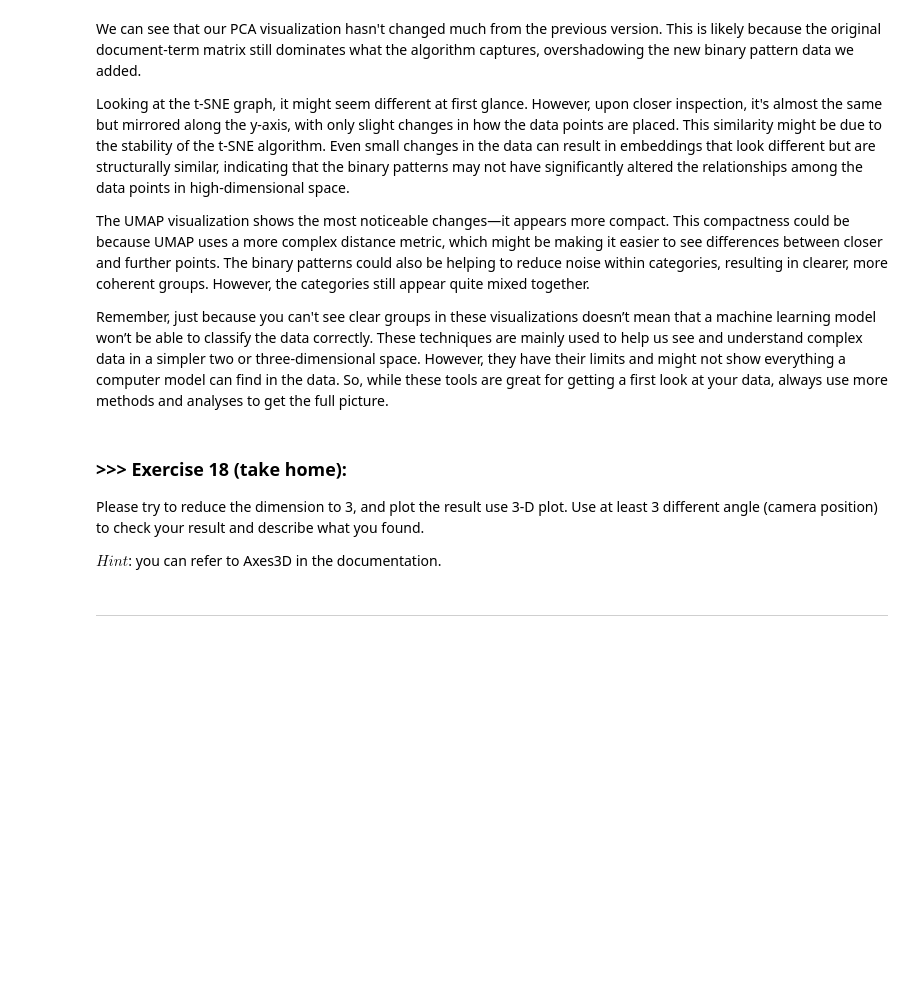
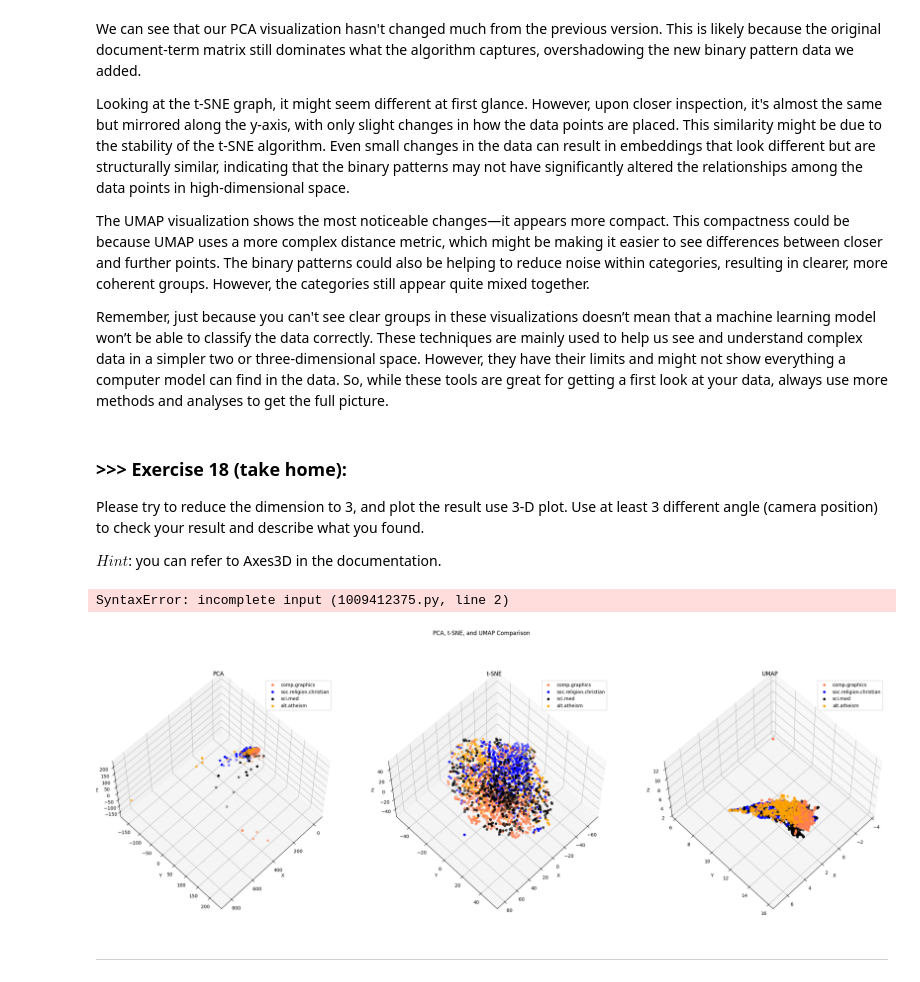
Before and after one commit to lu1hOAO/DM2025-Lab1-Exercise, a Jupyter notebook: DM2025-Lab1-Master.ipynb, the cells around one changed output. Saved outputs shown, nothing was run; the diff lists cells and outputs as text; code cells hidden in the pictures; blank space fills up the shorter version.

```diff
--- a/DM2025-Lab1-Master.ipynb
+++ b/DM2025-Lab1-Master.ipynb
@@ -2232,3 +2226,49 @@ $Hint$: you can refer to Axes3D in the documentation.
+# %%
+#Answer Here
+'''
+在繪製之前，我的預期是同一個 category 的文章應該會聚集在一起，不同主題分得很開。
+繪製之後，我發現雖然同一個 category 的文章確實有比較接近，但不同主題的文章沒有分開，我推測這是因為大家都是用同一種語言所寫的
+PCA 和 UMAP 基本上是類似的分布，只是角度不同，而後者又更 compact，和 UMP 所用的演算法有關
+另外不管事二維還是三維 TSNE 所呈現的點都比較分散，這也和 TSNE 主要保留局部鄰近的特性有關
+'''
+# %% [output]
+SyntaxError: incomplete input (1009412375.py, line 2)
+# %%
+X_pca_aug = PCA(n_components=3).fit_transform(augmented_df.values)
+X_tsne_aug = TSNE(n_components=3).fit_transform(augmented_df.values)
+X_umap_aug = umap.UMAP(n_components=3).fit_transform(augmented_df.values)
+# %%
+# Plot the results in subplots
+col = ['coral', 'blue', 'black', 'orange']
+categories = X['category_name'].unique()
+
+fig, axes = plt.subplots(1, 3, figsize=(30, 10),subplot_kw={'projection':'3d'})  # Create 3 subplots for PCA, t-SNE, and UMAP
+fig.suptitle('PCA, t-SNE, and UMAP Comparison')
+
+# Define a function to create a scatter plot for each method
+def plot_scatter(ax, X_reduced, title):
+    for c, category in zip(col, categories):
+        xs = X_reduced[X['category_name'] == category].T[0]
+        ys = X_reduced[X['category_name'] == category].T[1]
+        zs = X_reduced[X['category_name'] == category].T[2]
+        ax.scatter(xs, ys, zs, c=c, marker='o', label=category)
+
+    ax.grid(color='gray', linestyle=':', linewidth=2, alpha=0.2)
+    ax.set_title(title)
+    ax.set_xlabel('X')
+    ax.set_ylabel('Y')
+    ax.set_zlabel('Z')
+    ax.legend(loc='upper right')
+    ax.view_init(elev=60,azim=45) # modify elev=(30,45,60) azim=(30,45,60)
+
+# Create scatter plots for PCA, t-SNE, and UMAP
+plot_scatter(axes[0], X_pca_aug, 'PCA')
+plot_scatter(axes[1], X_tsne_aug, 't-SNE')
+plot_scatter(axes[2], X_umap_aug, 'UMAP')
+
+plt.show()
+# %% [output]
+[figure, added]
 # %% [markdown]
 ---
 # %% [markdown]
```
Also changed, not shown: parts of 25 cells of this notebook, 3 other files.
